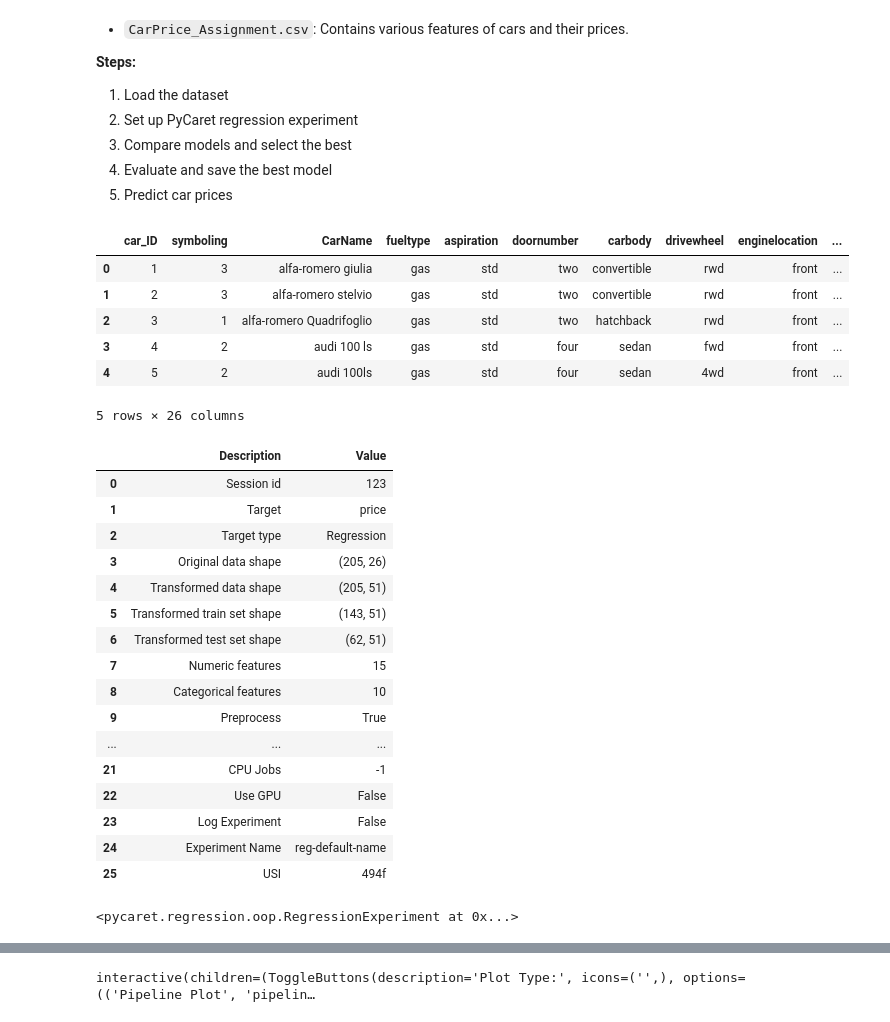
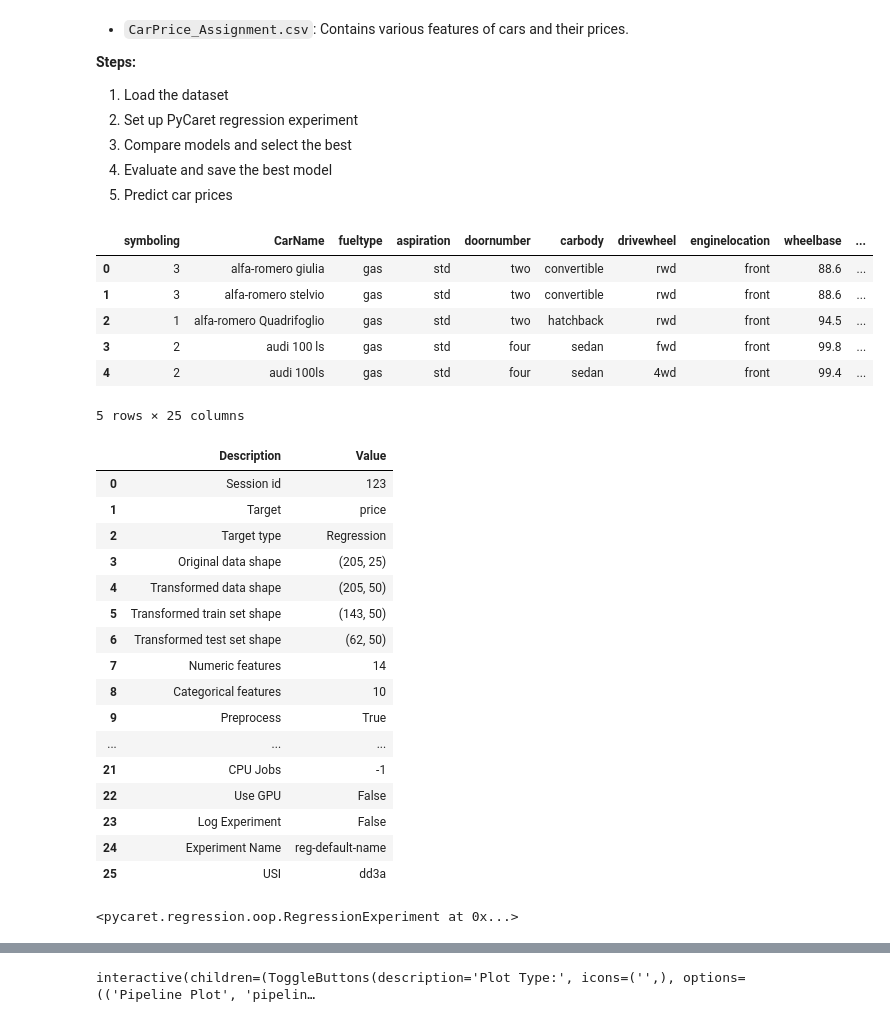
Before and after one commit to ykalathiya-2/pycaret_assignment, a Jupyter notebook: regression/regression.ipynb, the cells around one changed output, grey strips where cells are left out. Cells and saved outputs as stored; diff of their text form; code cells hidden in the pictures.

```diff
--- a/regression/regression.ipynb
+++ b/regression/regression.ipynb
@@ -21,15 +21,16 @@ import numpy as np
 # %%
 # Load the dataset
 data = pd.read_csv('CarPrice_Assignment.csv')
+data = data.drop(columns=['car_ID'])
 data.head()
 # %% [output]
-|  | car_ID | symboling | CarName | fueltype | aspiration | doornumber | carbody | drivewheel | enginelocation | ... |
-| 0 | 1 | 3 | alfa-romero giulia | gas | std | two | convertible | rwd | front | ... |
-| 1 | 2 | 3 | alfa-romero stelvio | gas | std | two | convertible | rwd | front | ... |
-| 2 | 3 | 1 | alfa-romero Quadrifoglio | gas | std | two | hatchback | rwd | front | ... |
-| 3 | 4 | 2 | audi 100 ls | gas | std | four | sedan | fwd | front | ... |
-| 4 | 5 | 2 | audi 100ls | gas | std | four | sedan | 4wd | front | ... |
+|  | symboling | CarName | fueltype | aspiration | doornumber | carbody | drivewheel | enginelocation | wheelbase | ... |
+| 0 | 3 | alfa-romero giulia | gas | std | two | convertible | rwd | front | 88.6 | ... |
+| 1 | 3 | alfa-romero stelvio | gas | std | two | convertible | rwd | front | 88.6 | ... |
+| 2 | 1 | alfa-romero Quadrifoglio | gas | std | two | hatchback | rwd | front | 94.5 | ... |
+| 3 | 2 | audi 100 ls | gas | std | four | sedan | fwd | front | 99.8 | ... |
+| 4 | 2 | audi 100ls | gas | std | four | sedan | 4wd | front | 99.4 | ... |
-5 rows × 26 columns
+5 rows × 25 columns
 # %%
 # PyCaret Regression Setup
 from pycaret.regression import RegressionExperiment
@@ -40,11 +41,11 @@ reg.setup(data=data, target='price', session_id=123, normalize=True, transformat
 | 0 | Session id | 123 |
 | 1 | Target | price |
 | 2 | Target type | Regression |
-| 3 | Original data shape | (205, 26) |
-| 4 | Transformed data shape | (205, 51) |
-| 5 | Transformed train set shape | (143, 51) |
-| 6 | Transformed test set shape | (62, 51) |
-| 7 | Numeric features | 15 |
+| 3 | Original data shape | (205, 25) |
+| 4 | Transformed data shape | (205, 50) |
+| 5 | Transformed train set shape | (143, 50) |
+| 6 | Transformed test set shape | (62, 50) |
+| 7 | Numeric features | 14 |
 | 8 | Categorical features | 10 |
 | 9 | Preprocess | True |
 | ... | ... | ... |
@@ -52,7 +53,7 @@ reg.setup(data=data, target='price', session_id=123, normalize=True, transformat
 | 22 | Use GPU | False |
 | 23 | Log Experiment | False |
 | 24 | Experiment Name | reg-default-name |
-| 25 | USI | 494f |
+| 25 | USI | dd3a |
 <pycaret.regression.oop.RegressionExperiment at 0x...>
 # %%
 # Compare models and select the best
```
Also changed, not shown: parts of 6 cells of this notebook, 5 other files.
